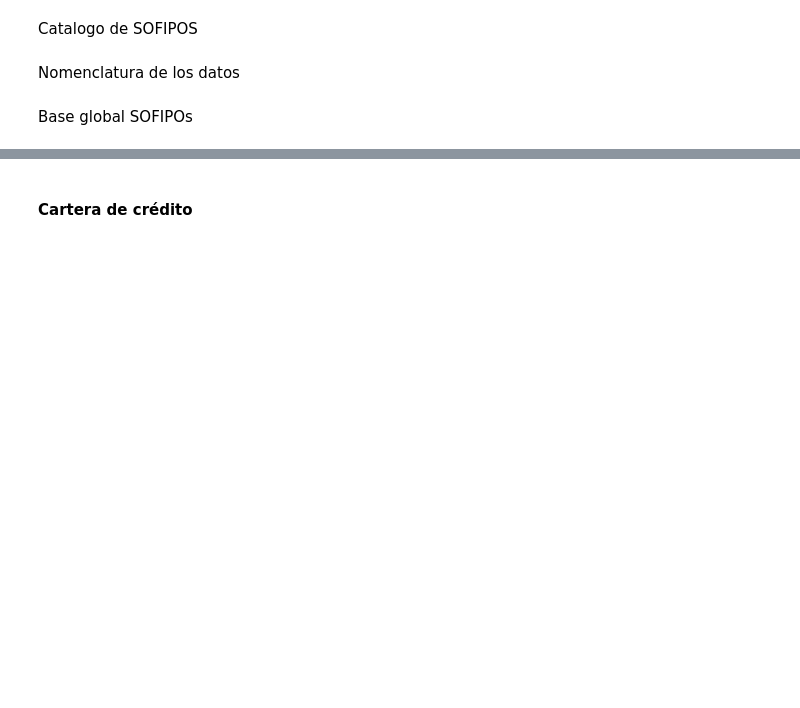
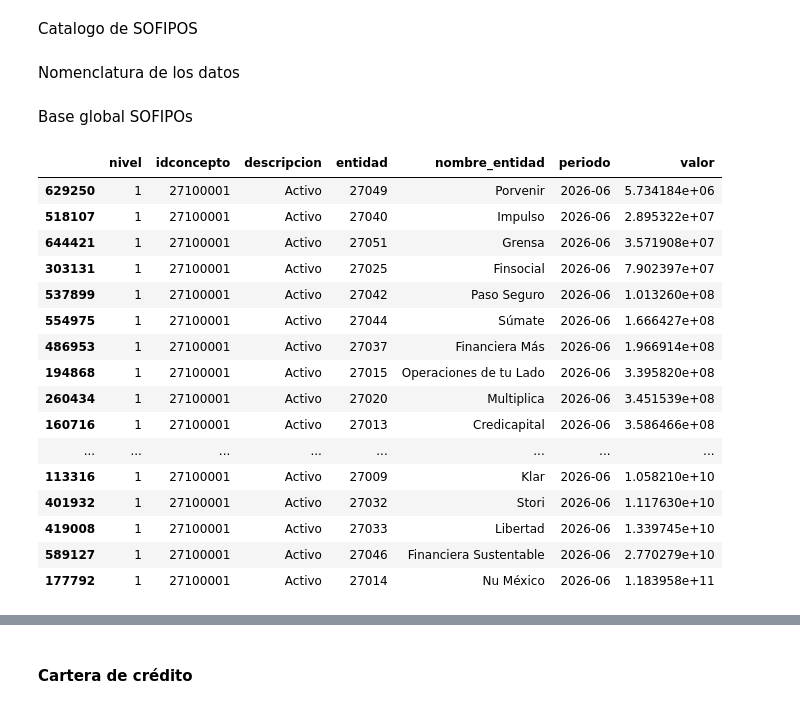
Before and after one commit to lrebollar/Dashboard-Sofipos---Fincom-n, a Jupyter notebook: Modelo de series de tiempo.ipynb, the cells around one changed output, grey strips where cells are left out. Drawn from its saved outputs; the diff is of its cells as text; code cells hidden in the pictures; blank space fills up the shorter version.

```diff
--- a/Modelo de series de tiempo.ipynb
+++ b/Modelo de series de tiempo.ipynb
@@ -39,0 +45,20 @@ df['periodo'] = pd.to_datetime(df['periodo'].astype(str), format='%Y%m').dt.to_p
+# %%
+df_act
+# %% [output]
+|  | nivel | idconcepto | descripcion | entidad | nombre_entidad | periodo | valor |
+| 629250 | 1 | 27100001 | Activo | 27049 | Porvenir | 2026-06 | 5.734184e+06 |
+| 518107 | 1 | 27100001 | Activo | 27040 | Impulso | 2026-06 | 2.895322e+07 |
+| 644421 | 1 | 27100001 | Activo | 27051 | Grensa | 2026-06 | 3.571908e+07 |
+| 303131 | 1 | 27100001 | Activo | 27025 | Finsocial | 2026-06 | 7.902397e+07 |
+| 537899 | 1 | 27100001 | Activo | 27042 | Paso Seguro | 2026-06 | 1.013260e+08 |
+| 554975 | 1 | 27100001 | Activo | 27044 | Súmate | 2026-06 | 1.666427e+08 |
+| 486953 | 1 | 27100001 | Activo | 27037 | Financiera Más | 2026-06 | 1.966914e+08 |
+| 194868 | 1 | 27100001 | Activo | 27015 | Operaciones de tu Lado | 2026-06 | 3.395820e+08 |
+| 260434 | 1 | 27100001 | Activo | 27020 | Multiplica | 2026-06 | 3.451539e+08 |
+| 160716 | 1 | 27100001 | Activo | 27013 | Credicapital | 2026-06 | 3.586466e+08 |
+| ... | ... | ... | ... | ... | ... | ... | ... |
+| 113316 | 1 | 27100001 | Activo | 27009 | Klar | 2026-06 | 1.058210e+10 |
+| 401932 | 1 | 27100001 | Activo | 27032 | Stori | 2026-06 | 1.117630e+10 |
+| 419008 | 1 | 27100001 | Activo | 27033 | Libertad | 2026-06 | 1.339745e+10 |
+| 589127 | 1 | 27100001 | Activo | 27046 | Financiera Sustentable | 2026-06 | 2.770279e+10 |
+| 177792 | 1 | 27100001 | Activo | 27014 | Nu México | 2026-06 | 1.183958e+11 |
```
Also changed, not shown: parts of 37 cells of this notebook, 2 other files.
